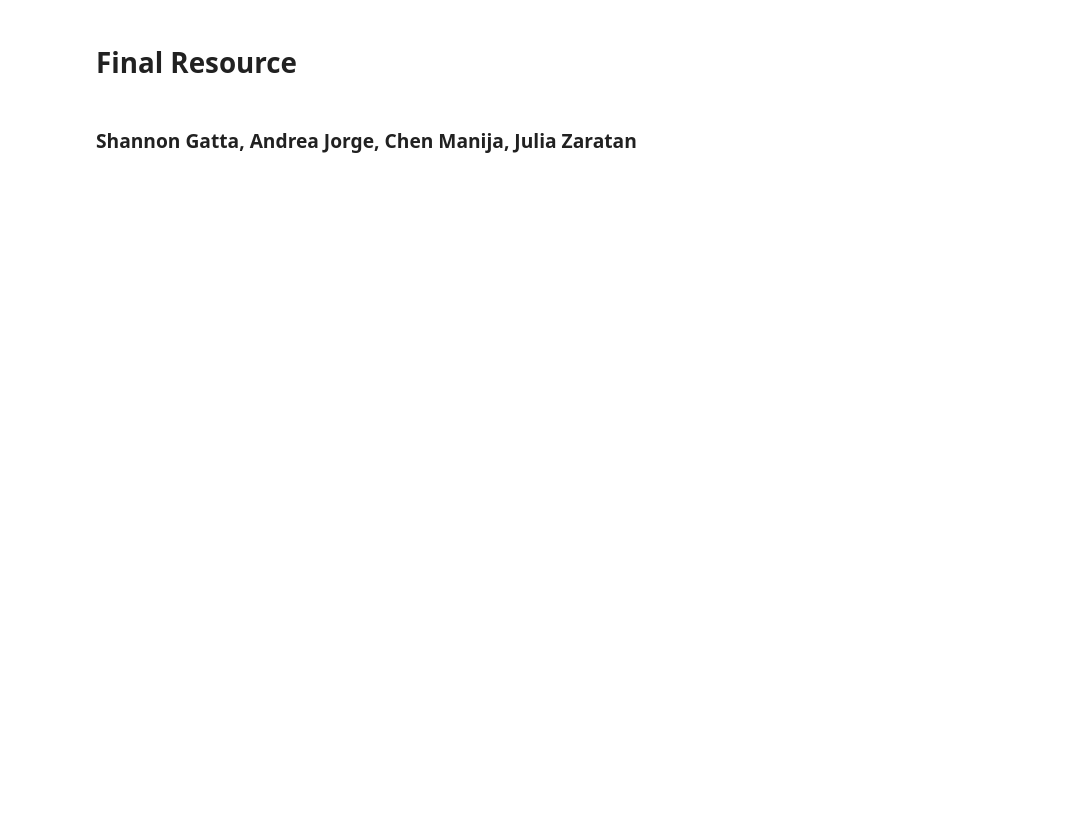
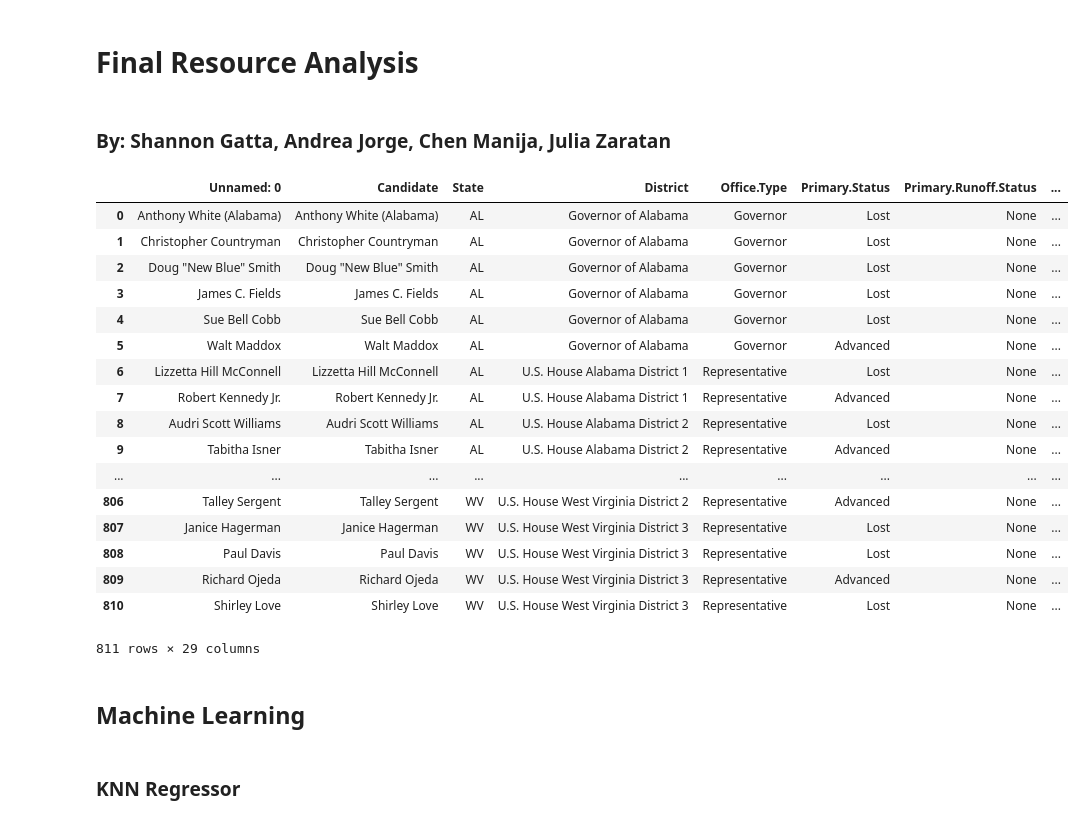
Before and after one commit to shannongatta1/info370finalproject, a Jupyter notebook: final_resource.ipynb, the cells around one changed output. Drawn from its saved outputs; the diff is of its cells as text; code cells hidden in the pictures; blank space fills up the shorter version.

Commit message:
updates to finalresource r and jupyter

```diff
--- a/final_resource.ipynb
+++ b/final_resource.ipynb
@@ -1,7 +1,7 @@
 # %% [markdown]
-# Final Resource
+# Final Resource Analysis
 # %% [markdown]
-### Shannon Gatta, Andrea Jorge, Chen Manija, Julia Zaratan
+### By: Shannon Gatta, Andrea Jorge, Chen Manija, Julia Zaratan
 # %%
 import numpy as np
 import pandas as pd
@@ -45,4 +45,25 @@ warnings.filterwarnings(action='ignore', category=ConvergenceWarning)
 warnings.filterwarnings(action='ignore', category=DeprecationWarning)
 
 #load data
-#df = pd.read_csv(#Load data)
+df = pd.read_csv('./data/dem_with_dummies.csv')
+# %%
+df
+# %% [output]
+|  | Unnamed: 0 | Candidate | State | District | Office.Type | Primary.Status | Primary.Runoff.Status | ... |
+| 0 | Anthony White (Alabama) | Anthony White (Alabama) | AL | Governor of Alabama | Governor | Lost | None | ... |
+| 1 | Christopher Countryman | Christopher Countryman | AL | Governor of Alabama | Governor | Lost | None | ... |
+| 2 | Doug "New Blue" Smith | Doug "New Blue" Smith | AL | Governor of Alabama | Governor | Lost | None | ... |
+| 3 | James C. Fields | James C. Fields | AL | Governor of Alabama | Governor | Lost | None | ... |
+| 4 | Sue Bell Cobb | Sue Bell Cobb | AL | Governor of Alabama | Governor | Lost | None | ... |
+| 5 | Walt Maddox | Walt Maddox | AL | Governor of Alabama | Governor | Advanced | None | ... |
+| 6 | Lizzetta Hill McConnell | Lizzetta Hill McConnell | AL | U.S. House Alabama District 1 | Representative | Lost | None | ... |
+| 7 | Robert Kennedy Jr. | Robert Kennedy Jr. | AL | U.S. House Alabama District 1 | Representative | Advanced | None | ... |
+| 8 | Audri Scott Williams | Audri Scott Williams | AL | U.S. House Alabama District 2 | Representative | Lost | None | ... |
+| 9 | Tabitha Isner | Tabitha Isner | AL | U.S. House Alabama District 2 | Representative | Advanced | None | ... |
+| ... | ... | ... | ... | ... | ... | ... | ... | ... |
+| 806 | Talley Sergent | Talley Sergent | WV | U.S. House West Virginia District 2 | Representative | Advanced | None | ... |
+| 807 | Janice Hagerman | Janice Hagerman | WV | U.S. House West Virginia District 3 | Representative | Lost | None | ... |
+| 808 | Paul Davis | Paul Davis | WV | U.S. House West Virginia District 3 | Representative | Lost | None | ... |
+| 809 | Richard Ojeda | Richard Ojeda | WV | U.S. House West Virginia District 3 | Representative | Advanced | None | ... |
+| 810 | Shirley Love | Shirley Love | WV | U.S. House West Virginia District 3 | Representative | Lost | None | ... |
+811 rows × 29 columns
@@ -48,0 +78,4 @@ warnings.filterwarnings(action='ignore', category=DeprecationWarning)
+# %% [markdown]
+## Machine Learning
+# %% [markdown]
+### KNN Regressor
```
Also changed, not shown: parts of 3 cells of this notebook, 2 other files.
